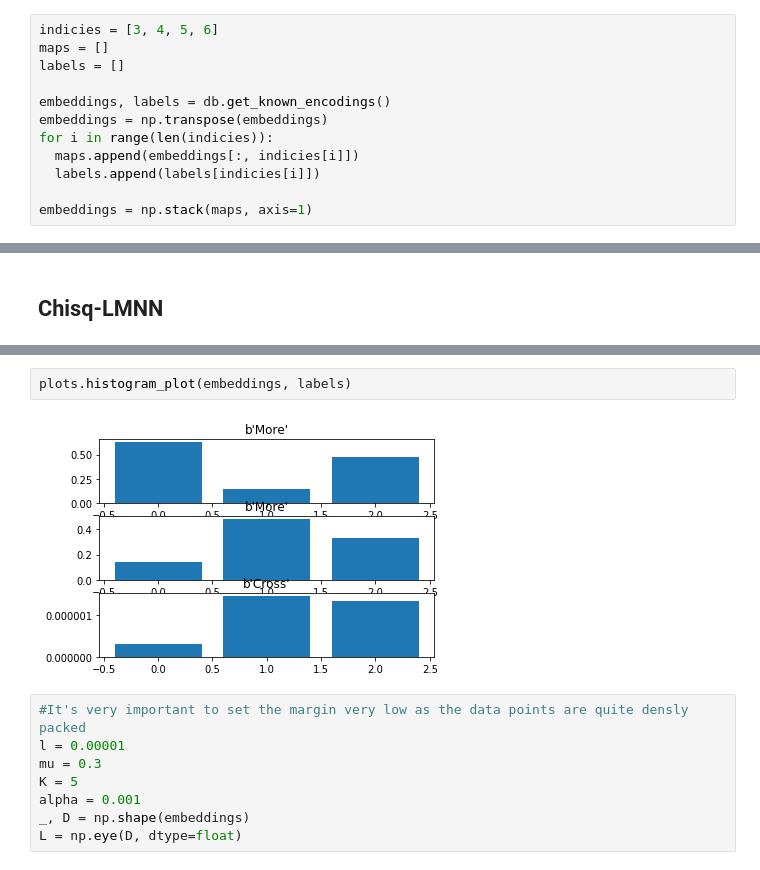
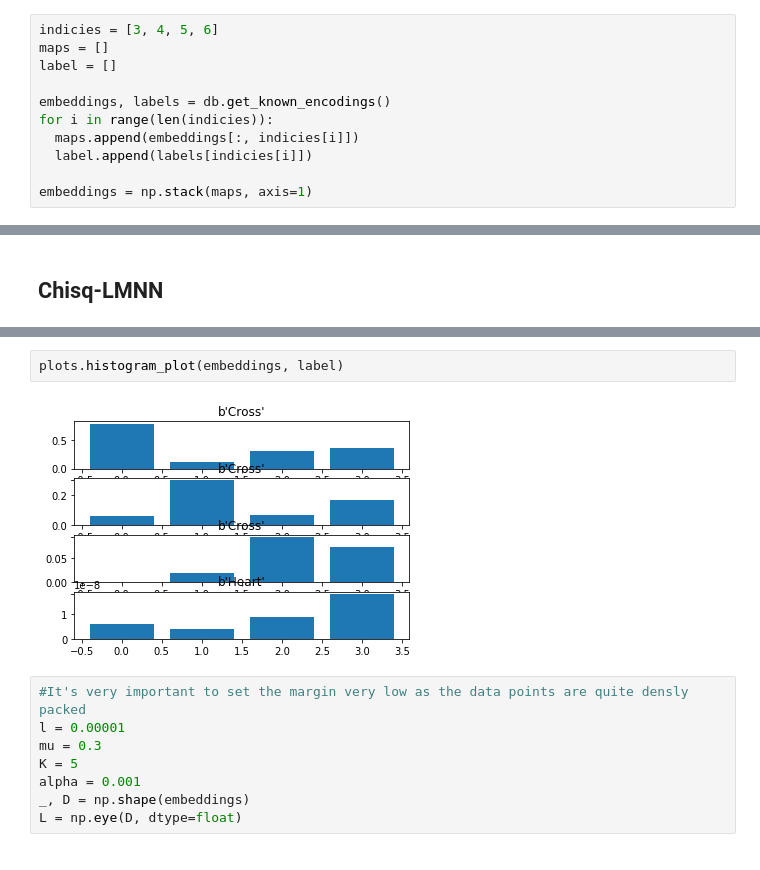
Before and after one commit to matterport/Mask_RCNN, a Jupyter notebook: samples/wireframe/One-Shot.ipynb, the cells around one changed output, grey strips where cells are left out. Drawn from its saved outputs; the diff is of its cells as text.

```diff
--- a/samples/wireframe/One-Shot.ipynb
+++ b/samples/wireframe/One-Shot.ipynb
@@ -204,13 +195,12 @@ anchors                  shape: (1, 261888, 4)        min:   -0.35390  max:    1
 # %%
 indicies = [3, 4, 5, 6]
 maps = []
-labels = []
+label = []
 
 embeddings, labels = db.get_known_encodings()
-embeddings = np.transpose(embeddings)
 for i in range(len(indicies)):
   maps.append(embeddings[:, indicies[i]])
-  labels.append(labels[indicies[i]])
+  label.append(labels[indicies[i]])
 
 embeddings = np.stack(maps, axis=1)
 # %% [markdown]
@@ -244,7 +234,7 @@ Explained variance of low dimensional data is: 1.00000005960465
 # %%
-plots.histogram_plot(embeddings, labels)
+plots.histogram_plot(embeddings, label)
 # %% [output]
-[figure, old version]
+[figure, new version]
 # %%
 #It's very important to set the margin very low as the data points are quite densly packed
 l = 0.00001
```
Also changed, not shown: parts of 12 cells of this notebook.
